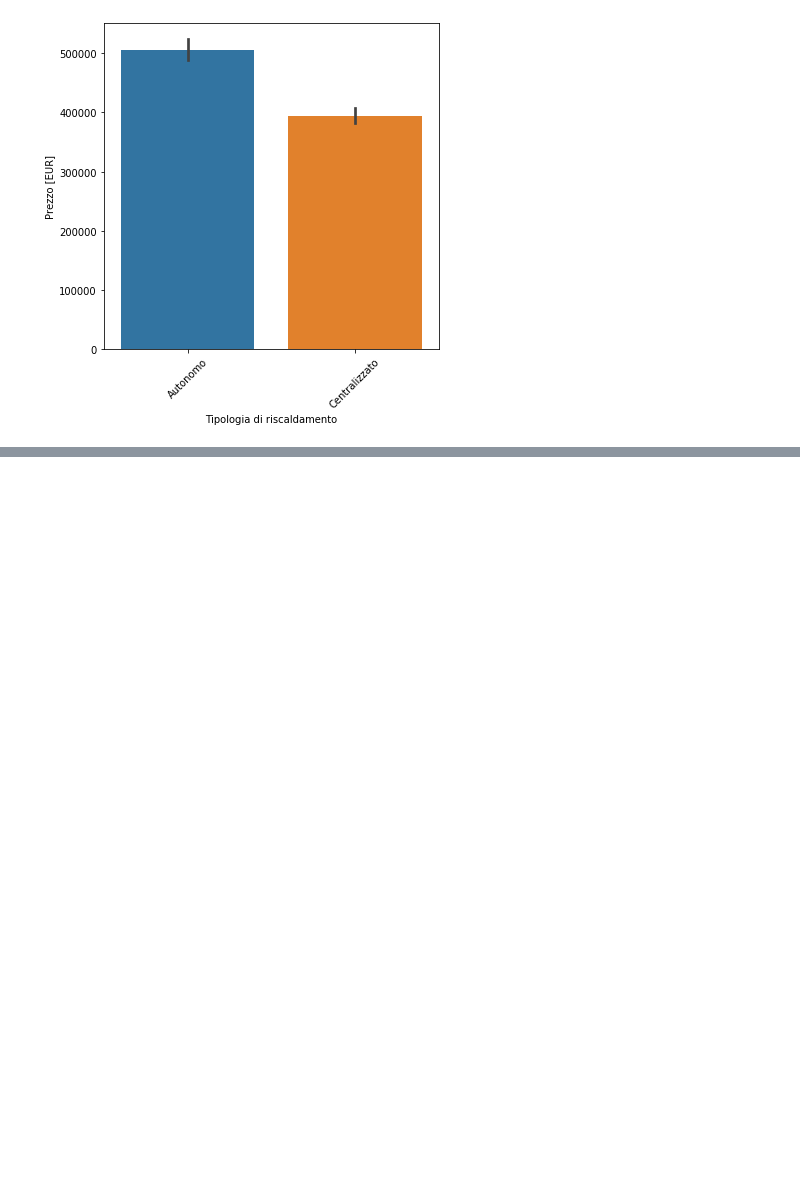
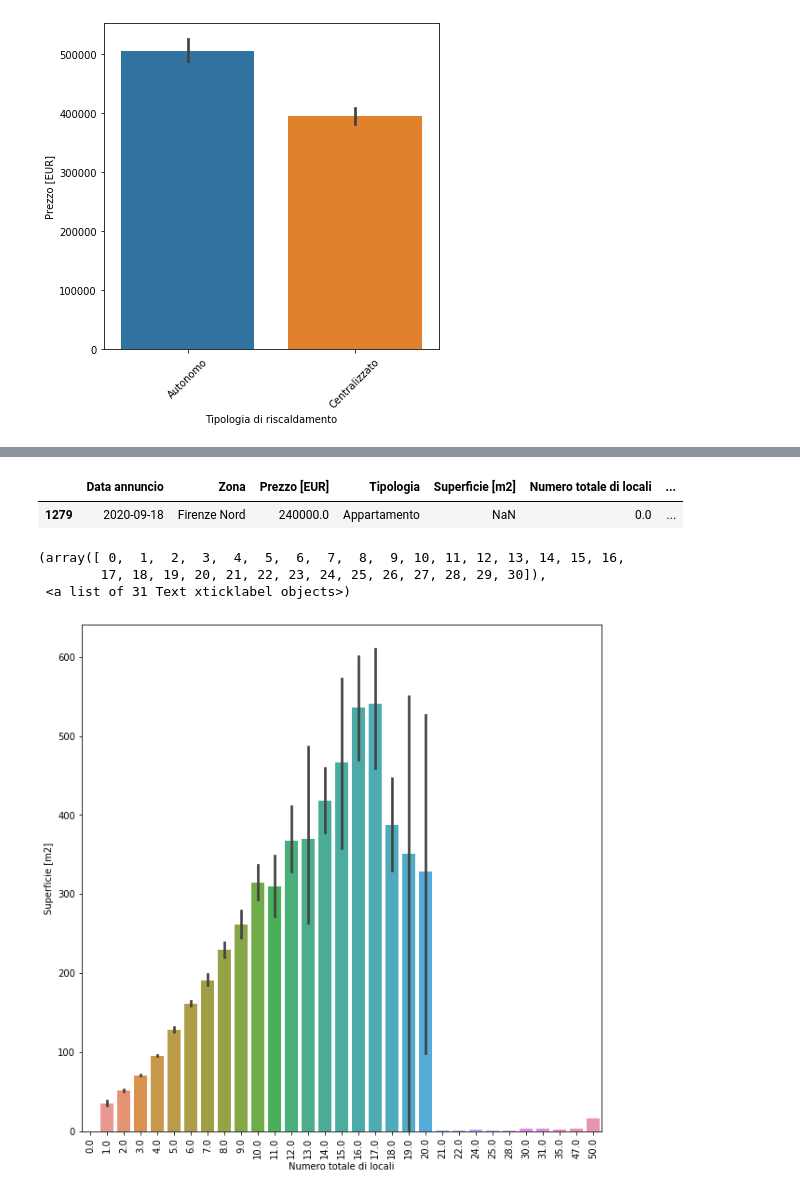
Before and after one commit to LazyEval/housing-prices-firenze, a Jupyter notebook: notebooks/1.0-LazyEval-data-cleaning.ipynb, the cells around one changed output, grey strips where cells are left out. Cells and saved outputs as stored; diff of their text form; code cells hidden in the pictures; blank space fills up the shorter version.

Commit message:
Impute in data cleaning notebook.

```diff
--- a/notebooks/1.0-LazyEval-data-cleaning.ipynb
+++ b/notebooks/1.0-LazyEval-data-cleaning.ipynb
@@ -250,0 +311,3 @@ plt.xticks(rotation=45)
+# %%
+# Filling heating NaNs with centralized as if not specified it is probably centralized
+df_final['Tipologia di riscaldamento'] = df_final['Tipologia di riscaldamento'].fillna('Centralizzato')
@@ -250,0 +333,14 @@ plt.xticks(rotation=45)
+# %%
+df_final.loc[df_final['Superficie [m2]'].isna(), :]
+# %% [output]
+|  | Data annuncio | Zona | Prezzo [EUR] | Tipologia | Superficie [m2] | Numero totale di locali | ... |
+| 1279 | 2020-09-18 | Firenze Nord | 240000.0 | Appartamento | NaN | 0.0 | ... |
+# %%
+fig = plt.figure(figsize=(10, 10))
+sns.barplot(x=df_final['Numero totale di locali'], y=df_final['Superficie [m2]'])
+plt.xticks(rotation=90)
+# %% [output]
+(array([ 0,  1,  2,  3,  4,  5,  6,  7,  8,  9, 10, 11, 12, 13, 14, 15, 16,
+        17, 18, 19, 20, 21, 22, 23, 24, 25, 26, 27, 28, 29, 30]),
+ <a list of 31 Text xticklabel objects>)
+[figure, added]
```
Also changed, not shown: parts of 15 cells of this notebook.
